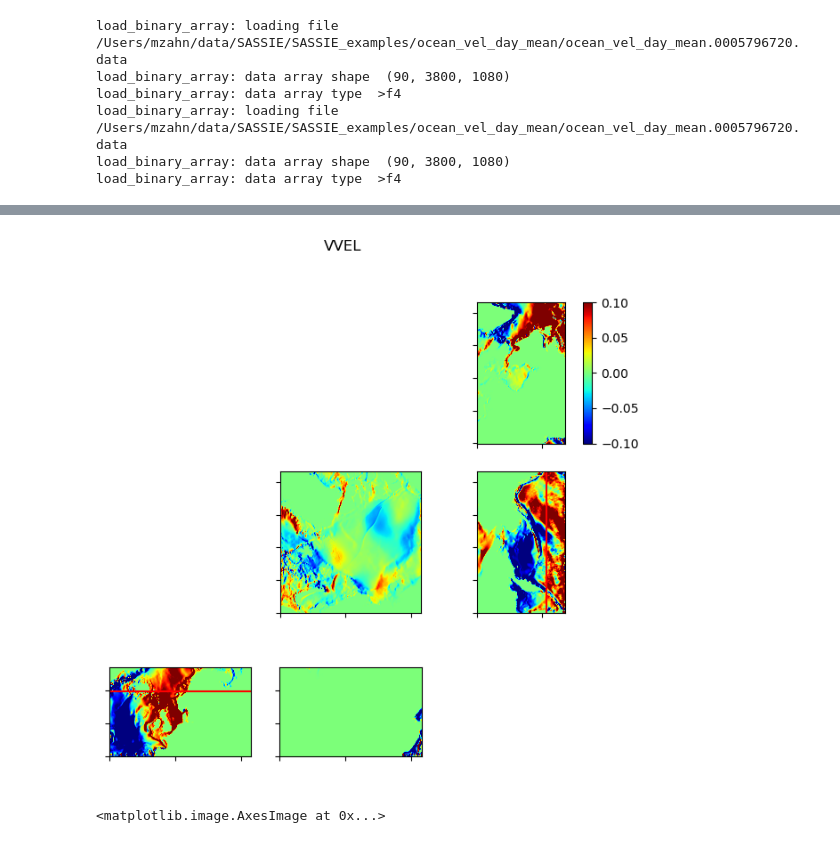
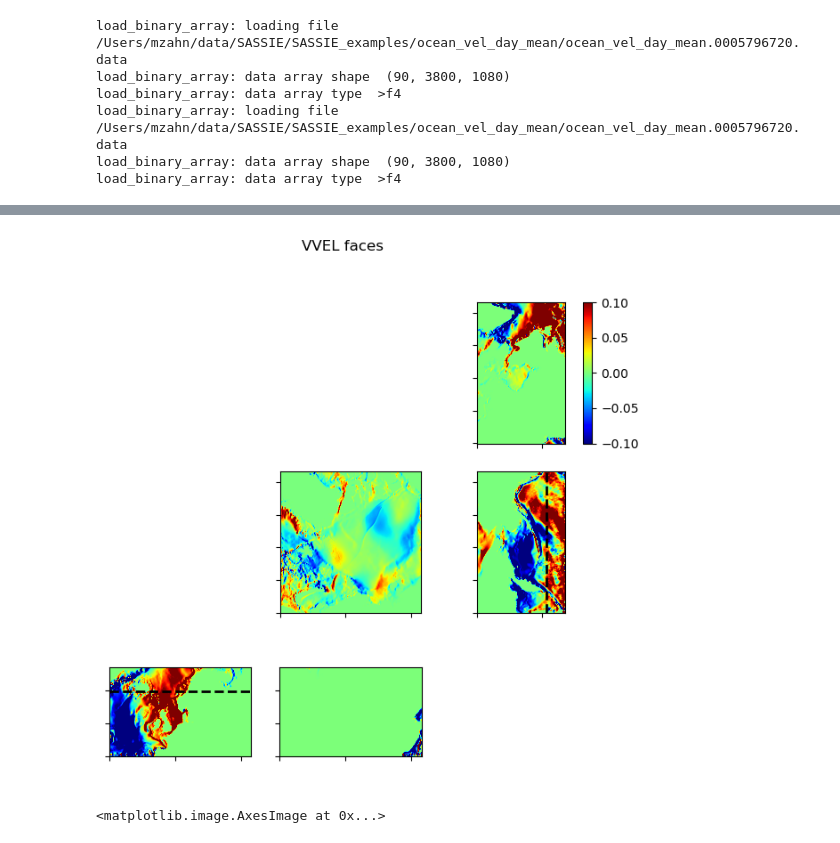
Before and after one commit to ifenty/SASSIE_downscale_ecco_v5, a Jupyter notebook: 03_vector fields.ipynb, the cells around one changed output, grey strips where cells are left out. Saved outputs shown, nothing was run; the diff lists cells and outputs as text; code cells hidden in the pictures.

```diff
--- a/03_vector fields.ipynb
+++ b/03_vector fields.ipynb
@@ -119,10 +119,10 @@ def plot_ecco_map_3D(faces_ds, vmin_ds=None, vmax_ds=None, cmap='jet', title=" "
     ax[3].set_axis_off()
     ax[4].imshow(faces_ds[3][0,:,:], origin='lower', cmap=cmap, vmin=vmin_ds, vmax=vmax_ds)
     ax[5].imshow(faces_ds[4][0,:,:], origin='lower', cmap=cmap, vmin=vmin_ds, vmax=vmax_ds)
-    ax[5].axvline(x=535, color='r')
+    ax[5].axvline(x=535, color='k', linestyle='dashed', linewidth=2)
 
     ax[6].imshow(faces_ds[1][0,:,:], origin='lower', cmap=cmap, vmin=vmin_ds, vmax=vmax_ds)
-    ax[6].axhline(y=680-185, color='r')
+    ax[6].axhline(y=680-185, color='k', linestyle='dashed', linewidth=2)
     ax[7].imshow(faces_ds[2][0,:,:], origin='lower', cmap=cmap, vmin=vmin_ds, vmax=vmax_ds)
     ax[8].set_axis_off()
 
@@ -197,9 +209,9 @@ load_binary_array: data array type  >f4
 uvel_faces = sassie_n1_compact_to_faces_3D(uvel_compact)
 vvel_faces = sassie_n1_compact_to_faces_3D(vvel_compact)
 # %%
-plot_ecco_map_3D(vvel_faces, vmin_ds=-0.1, vmax_ds=0.1, cmap='jet', title="VVEL")
+plot_ecco_map_3D(vvel_faces, vmin_ds=-0.1, vmax_ds=0.1, cmap='jet', title="VVEL faces")
 # %% [output]
-[figure, old version]
+[figure, new version]
 # %%
 plt.imshow(vvel_faces[4][0,200:400,:],origin='lower',cmap='jet', vmin=-0.1, vmax=0.1)
 # %% [output]
```
Also changed, not shown: parts of 5 cells of this notebook, 6 other files.
